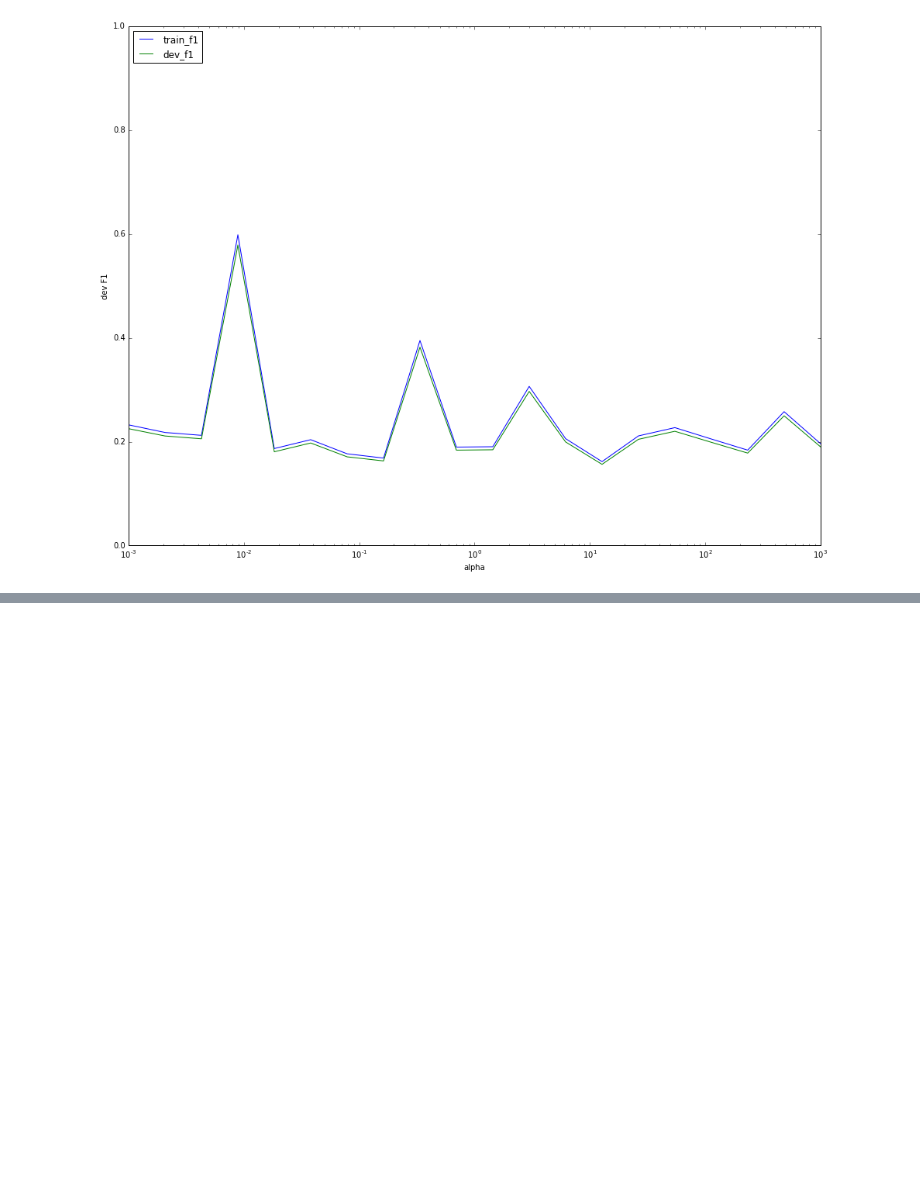
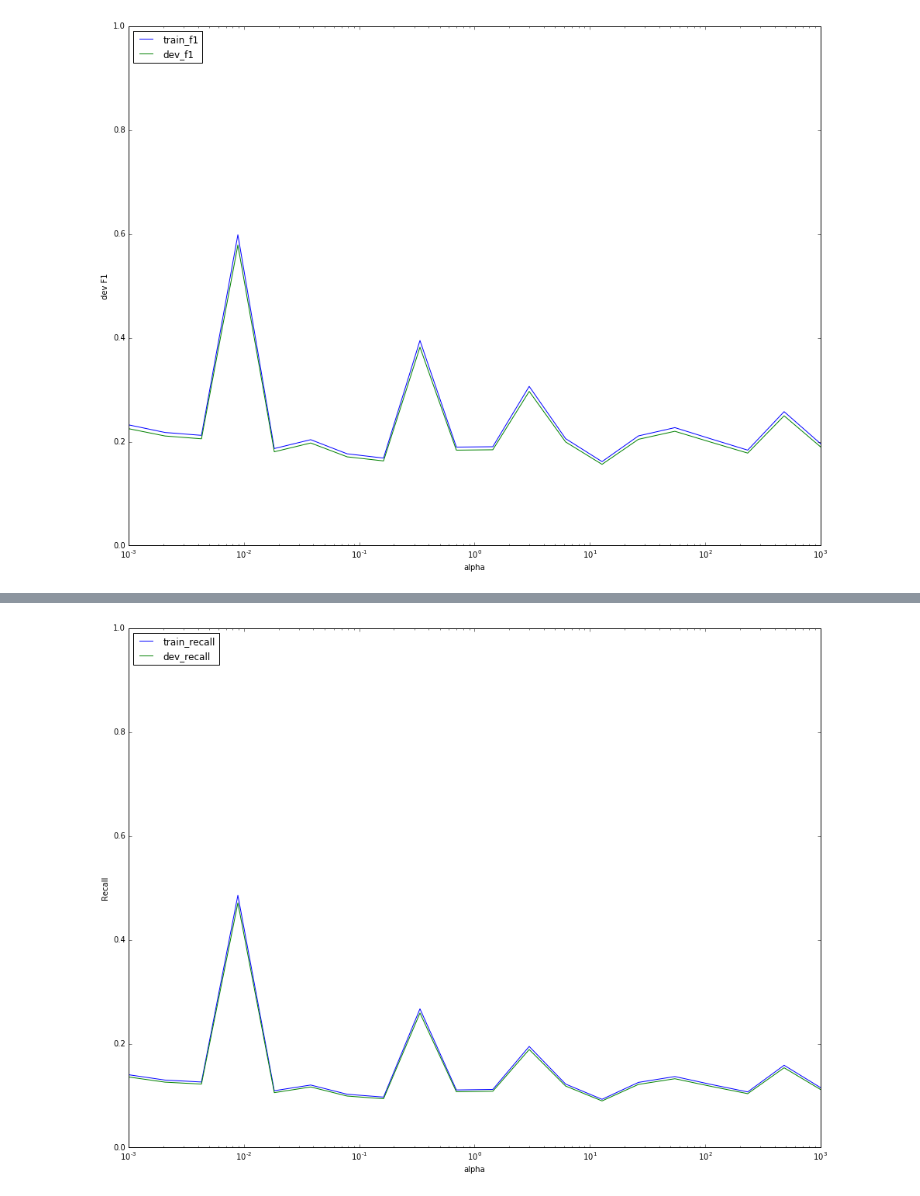
Before and after one commit to vincentbillaut/neuralNER, a Jupyter notebook: notebooks/VisualizeCRFRuns.ipynb, the cells around one changed output, grey strips where cells are left out. Drawn from its saved outputs; the diff is of its cells as text; code cells hidden in the pictures; blank space fills up the shorter version.

```diff
--- a/notebooks/VisualizeCRFRuns.ipynb
+++ b/notebooks/VisualizeCRFRuns.ipynb
@@ -98,0 +102,17 @@ plt.show()
+# %%
+plt.figure(figsize = (16, 12))
+
+train_f1_perAlpha = [result.results_dic["train_recall.los"][-1] for result in all_results]
+plt.plot(alphasCRF, train_f1_perAlpha, label = "train_recall")
+dev_f1_perAlpha = [result.results_dic["dev_recall.los"][-1] for result in all_results]
+plt.plot(alphasCRF, dev_f1_perAlpha, label = "dev_recall")
+
+plt.xscale("log")
+plt.ylim((0, 1))
+plt.xlabel("alpha")
+plt.ylabel("Recall")
+plt.legend(loc = "upper left")
+
+plt.show()
+# %% [output]
+[figure, added]
```
Also changed, not shown: parts of 3 cells of this notebook, 1 other file.
